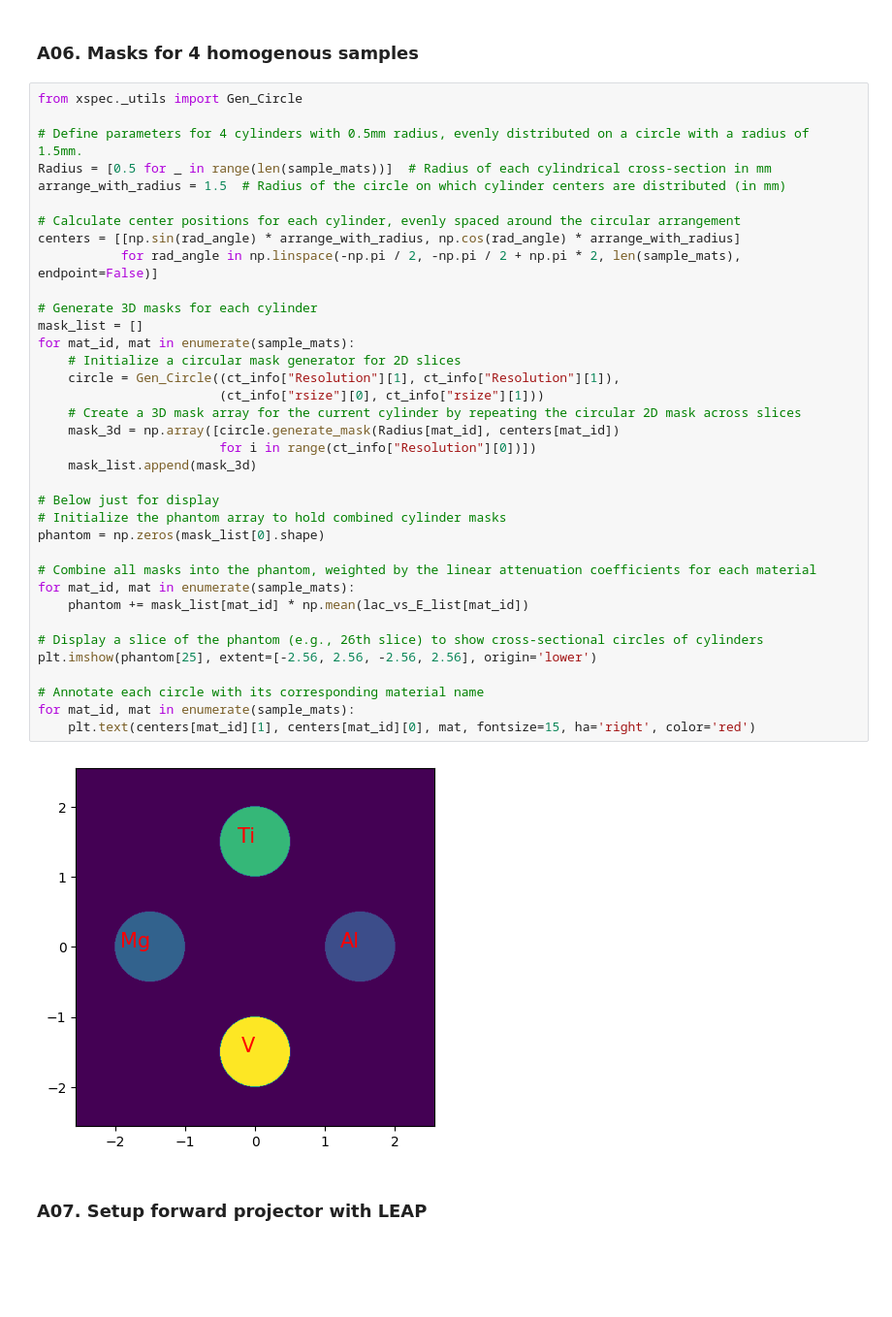
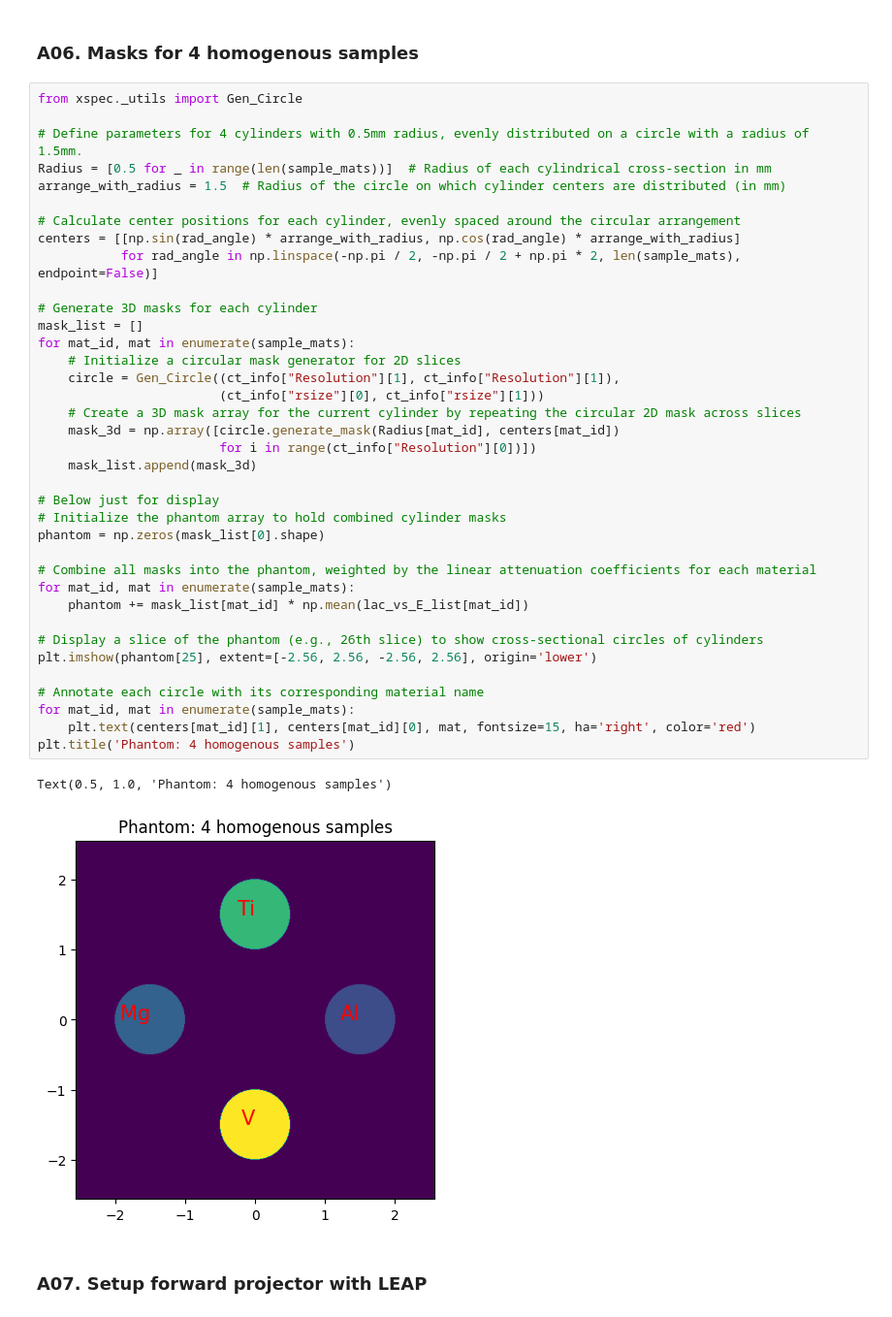
Before and after one commit to cabouman/xcal, a Jupyter notebook: examples/T01_MBSC_LEAP_RS_3Volt_1Filter_1Detector_4Sample.ipynb, the cells around one changed output. Shown at 97% size. Saved outputs shown, nothing was run; the diff lists cells and outputs as text; blank space fills up the shorter version.

```diff
--- a/examples/T01_MBSC_LEAP_RS_3Volt_1Filter_1Detector_4Sample.ipynb
+++ b/examples/T01_MBSC_LEAP_RS_3Volt_1Filter_1Detector_4Sample.ipynb
@@ -203,34 +203,36 @@ arrange_with_radius = 1.5  # Radius of the circle on which cylinder centers are
 # Calculate center positions for each cylinder, evenly spaced around the circular arrangement
 centers = [[np.sin(rad_angle) * arrange_with_radius, np.cos(rad_angle) * arrange_with_radius]
            for rad_angle in np.linspace(-np.pi / 2, -np.pi / 2 + np.pi * 2, len(sample_mats), endpoint=False)]
 
 # Generate 3D masks for each cylinder
 mask_list = []
 for mat_id, mat in enumerate(sample_mats):
     # Initialize a circular mask generator for 2D slices
     circle = Gen_Circle((ct_info["Resolution"][1], ct_info["Resolution"][1]),
                         (ct_info["rsize"][0], ct_info["rsize"][1]))
     # Create a 3D mask array for the current cylinder by repeating the circular 2D mask across slices
     mask_3d = np.array([circle.generate_mask(Radius[mat_id], centers[mat_id])
                         for i in range(ct_info["Resolution"][0])])
     mask_list.append(mask_3d)
 
 # Below just for display
 # Initialize the phantom array to hold combined cylinder masks
 phantom = np.zeros(mask_list[0].shape)
 
 # Combine all masks into the phantom, weighted by the linear attenuation coefficients for each material
 for mat_id, mat in enumerate(sample_mats):
     phantom += mask_list[mat_id] * np.mean(lac_vs_E_list[mat_id])
 
 # Display a slice of the phantom (e.g., 26th slice) to show cross-sectional circles of cylinders
 plt.imshow(phantom[25], extent=[-2.56, 2.56, -2.56, 2.56], origin='lower')
 
 # Annotate each circle with its corresponding material name
 for mat_id, mat in enumerate(sample_mats):
     plt.text(centers[mat_id][1], centers[mat_id][0], mat, fontsize=15, ha='right', color='red')
+plt.title('Phantom: 4 homogenous samples')
 # %% [output]
+Text(0.5, 1.0, 'Phantom: 4 homogenous samples')
-[figure, old version]
+[figure, new version]
 # %% [markdown]
 ### A07. Setup forward projector with LEAP
 # %%
```
Also changed, not shown: parts of 18 cells of this notebook, 1 other file.
